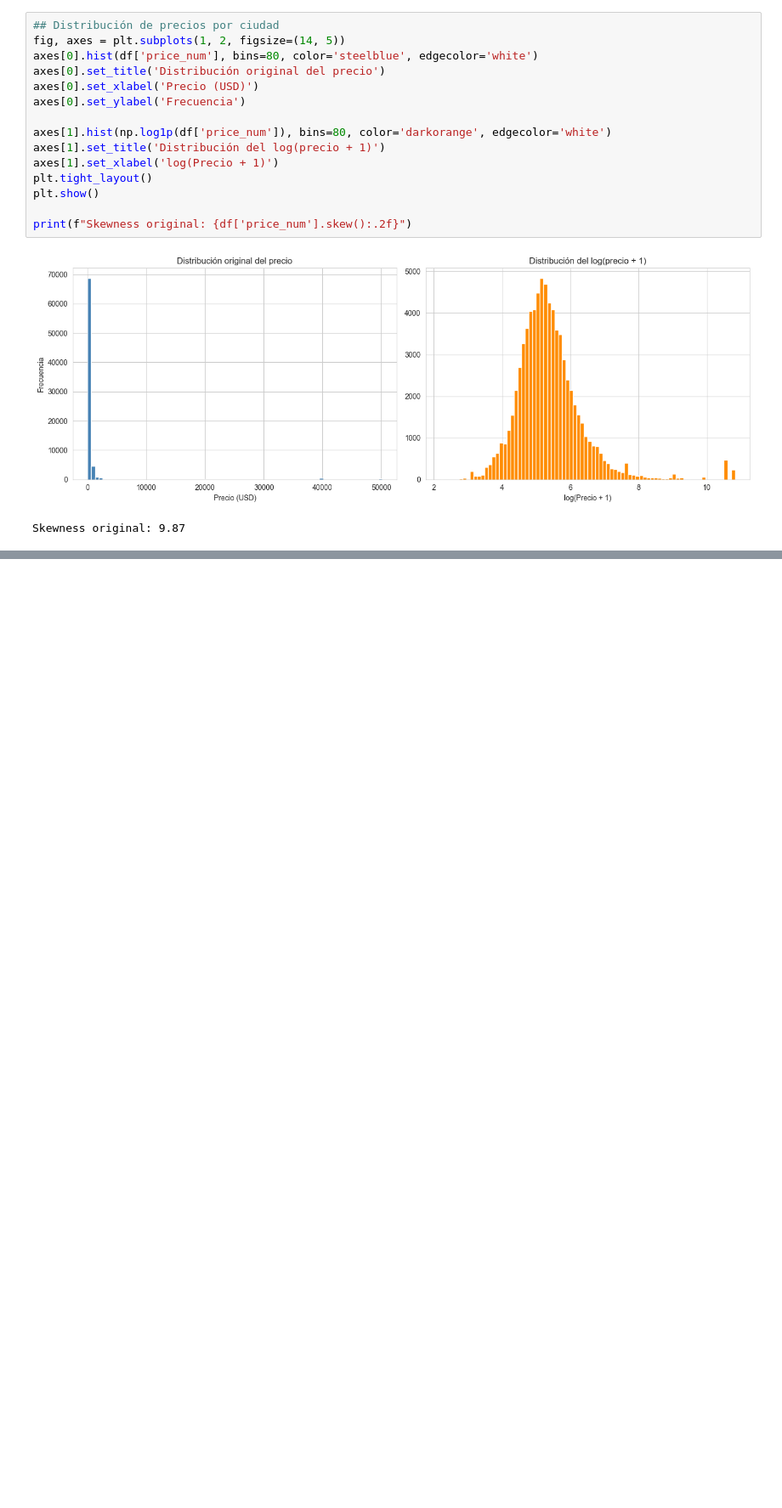
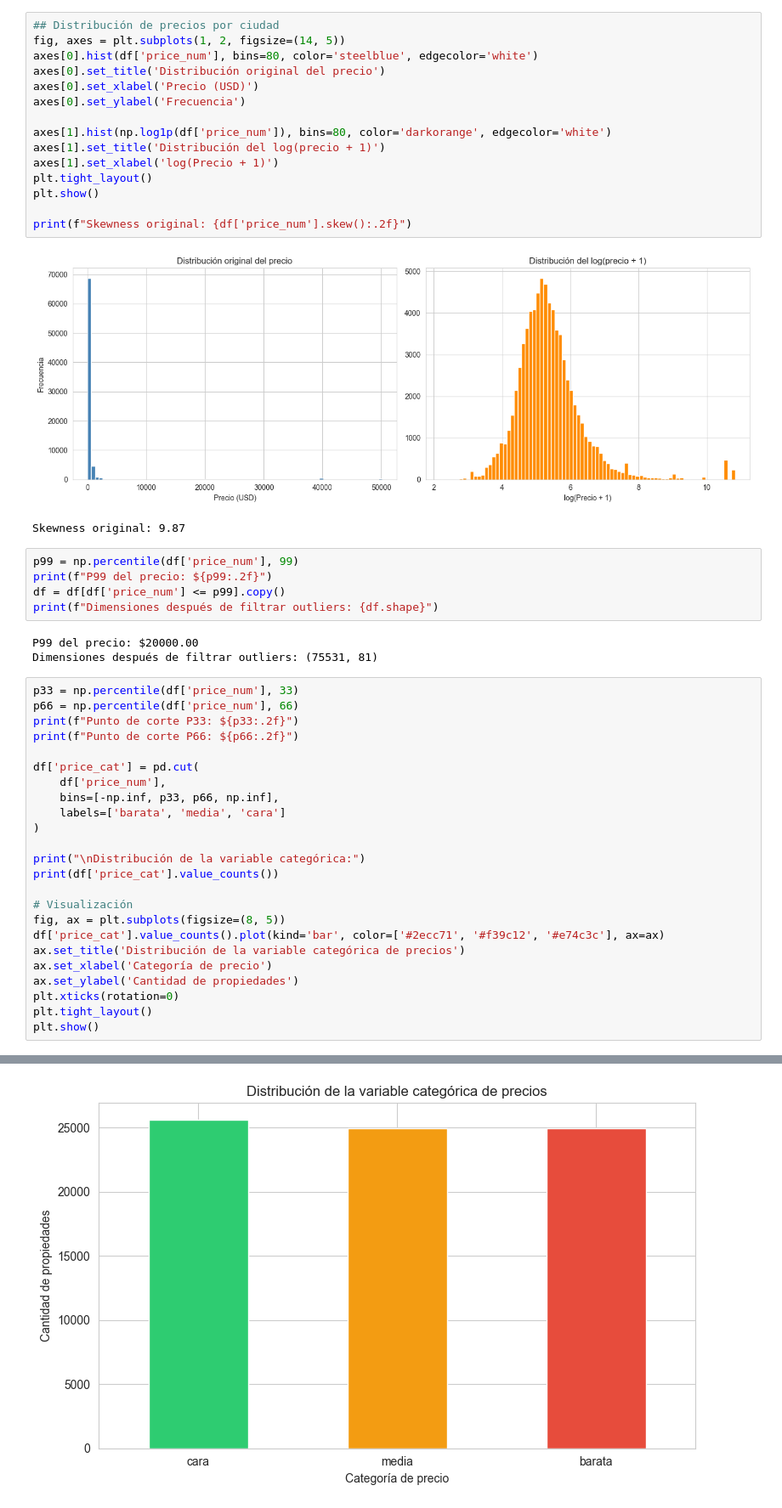
Before and after one commit to Palasuwu/lab8svm, a Jupyter notebook: papaportelab8.ipynb, the cells around one changed output, grey strips where cells are left out. Shown at 85% size. Drawn from its saved outputs; the diff is of its cells as text; blank space fills up the shorter version.

Commit message:
variable categorica

```diff
--- a/papaportelab8.ipynb
+++ b/papaportelab8.ipynb
@@ -147,3 +148,36 @@ print(f"Skewness original: {df['price_num'].skew():.2f}")
 # %% [output]
 [figure]
 Skewness original: 9.87
+# %%
+p99 = np.percentile(df['price_num'], 99)
+print(f"P99 del precio: ${p99:.2f}")
+df = df[df['price_num'] <= p99].copy()
+print(f"Dimensiones después de filtrar outliers: {df.shape}")
+# %% [output]
+P99 del precio: $20000.00
+Dimensiones después de filtrar outliers: (75531, 81)
+# %%
+p33 = np.percentile(df['price_num'], 33)
+p66 = np.percentile(df['price_num'], 66)
+print(f"Punto de corte P33: ${p33:.2f}")
+print(f"Punto de corte P66: ${p66:.2f}")
+
+df['price_cat'] = pd.cut(
+    df['price_num'],
+    bins=[-np.inf, p33, p66, np.inf],
+    labels=['barata', 'media', 'cara']
+)
+
+print("\nDistribución de la variable categórica:")
+print(df['price_cat'].value_counts())
+
+# Visualización
+fig, ax = plt.subplots(figsize=(8, 5))
+df['price_cat'].value_counts().plot(kind='bar', color=['#2ecc71', '#f39c12', '#e74c3c'], ax=ax)
+ax.set_title('Distribución de la variable categórica de precios')
+ax.set_xlabel('Categoría de precio')
+ax.set_ylabel('Cantidad de propiedades')
+plt.xticks(rotation=0)
+plt.tight_layout()
+plt.show()
+# %% [output]
@@ -149,0 +193 @@ Skewness original: 9.87
+[figure, added]
```
Also changed, not shown: parts of 2 cells of this notebook.
